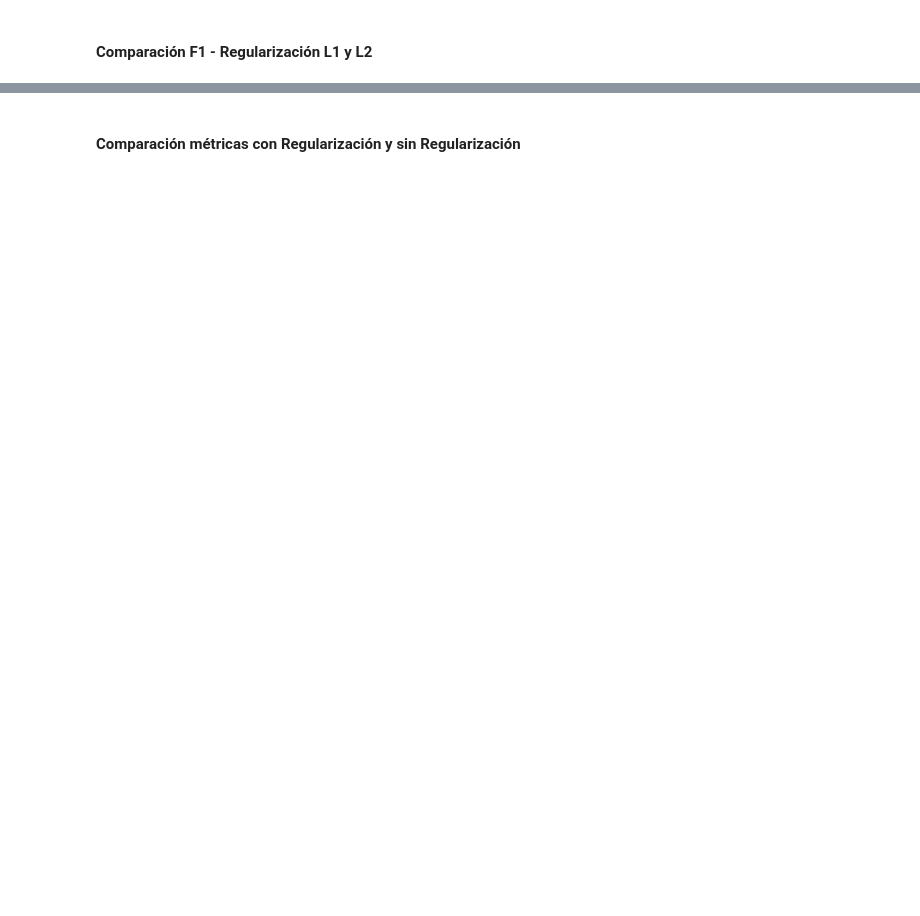
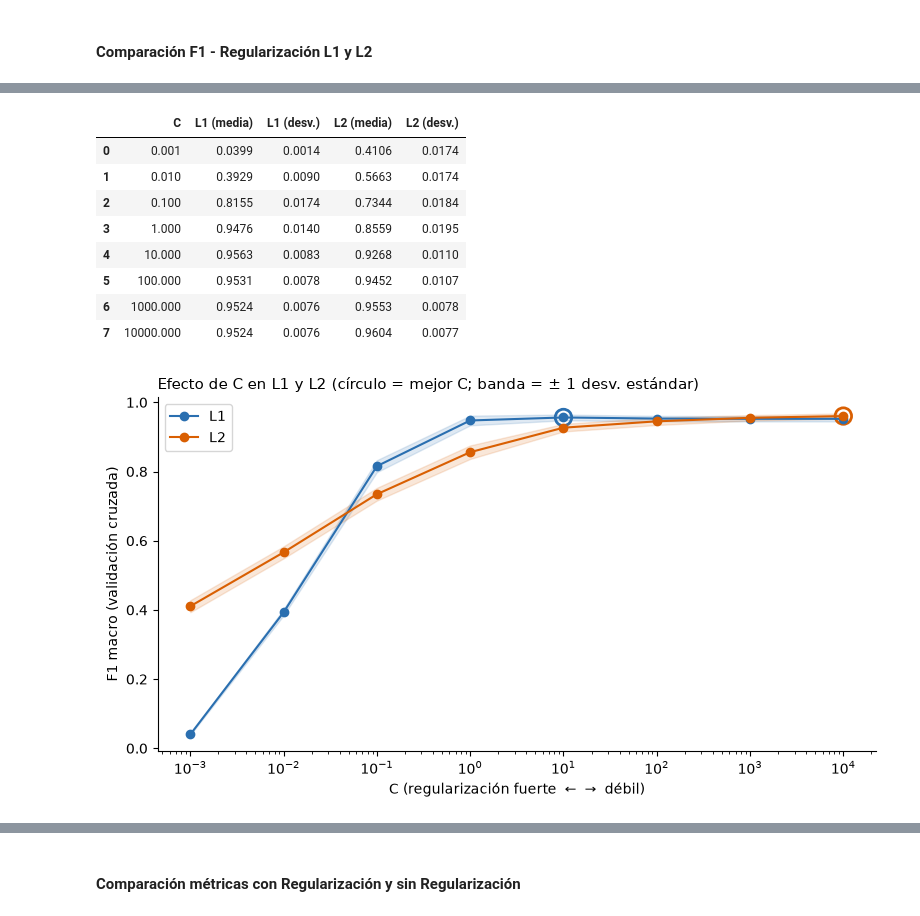
Before and after one commit to violetaespana/Assignment_2, a Jupyter notebook: Desarrollo.ipynb, the cells around one changed output, grey strips where cells are left out. Cells and saved outputs as stored; diff of their text form; code cells hidden in the pictures; blank space fills up the shorter version.

```diff
--- a/Desarrollo.ipynb
+++ b/Desarrollo.ipynb
@@ -280,0 +337,40 @@ Mejor F1-score macro: 0.943826941534158
+# %%
+from IPython.display import display
+
+# F1 macro (validación cruzada) para cada valor de C
+Cs = parametros["clasificador__C"]
+tabla_cv = pd.DataFrame({
+    "C": Cs,
+    "L1 (media)": busqueda_L1.cv_results_["mean_test_score"],
+    "L1 (desv.)": busqueda_L1.cv_results_["std_test_score"],
+    "L2 (media)": busqueda_L2.cv_results_["mean_test_score"],
+    "L2 (desv.)": busqueda_L2.cv_results_["std_test_score"],
+})
+display(tabla_cv.round(4))
+
+fig, eje = plt.subplots(figsize=(8, 4.5))
+for etiqueta, busqueda, color in [("L1", busqueda_L1, "#2a6fb0"), ("L2", busqueda_L2, "#d95f02")]:
+    media = busqueda.cv_results_["mean_test_score"]
+    desv = busqueda.cv_results_["std_test_score"]
+    eje.plot(Cs, media, marker="o", color=color, label=etiqueta)
+    eje.fill_between(Cs, media - desv, media + desv, color=color, alpha=0.15)
+    eje.scatter([busqueda.best_params_["clasificador__C"]], [busqueda.best_score_],
+                s=140, facecolors="none", edgecolors=color, linewidths=2)
+eje.set_xscale("log")
+eje.set_xlabel("C (regularización fuerte  ←  →  débil)")
+eje.set_ylabel("F1 macro (validación cruzada)")
+eje.set_title("Efecto de C en L1 y L2 (círculo = mejor C; banda = ± 1 desv. estándar)", loc="left", fontsize=11)
+eje.legend()
+eje.spines[["top", "right"]].set_visible(False)
+plt.tight_layout(); plt.show()
+# %% [output]
+|  | C | L1 (media) | L1 (desv.) | L2 (media) | L2 (desv.) |
+| 0 | 0.001 | 0.0399 | 0.0014 | 0.4106 | 0.0174 |
+| 1 | 0.010 | 0.3929 | 0.0090 | 0.5663 | 0.0174 |
+| 2 | 0.100 | 0.8155 | 0.0174 | 0.7344 | 0.0184 |
+| 3 | 1.000 | 0.9476 | 0.0140 | 0.8559 | 0.0195 |
+| 4 | 10.000 | 0.9563 | 0.0083 | 0.9268 | 0.0110 |
+| 5 | 100.000 | 0.9531 | 0.0078 | 0.9452 | 0.0107 |
+| 6 | 1000.000 | 0.9524 | 0.0076 | 0.9553 | 0.0078 |
+| 7 | 10000.000 | 0.9524 | 0.0076 | 0.9604 | 0.0077 |
+[figure, added]
```
Also changed, not shown: parts of 18 cells of this notebook.
